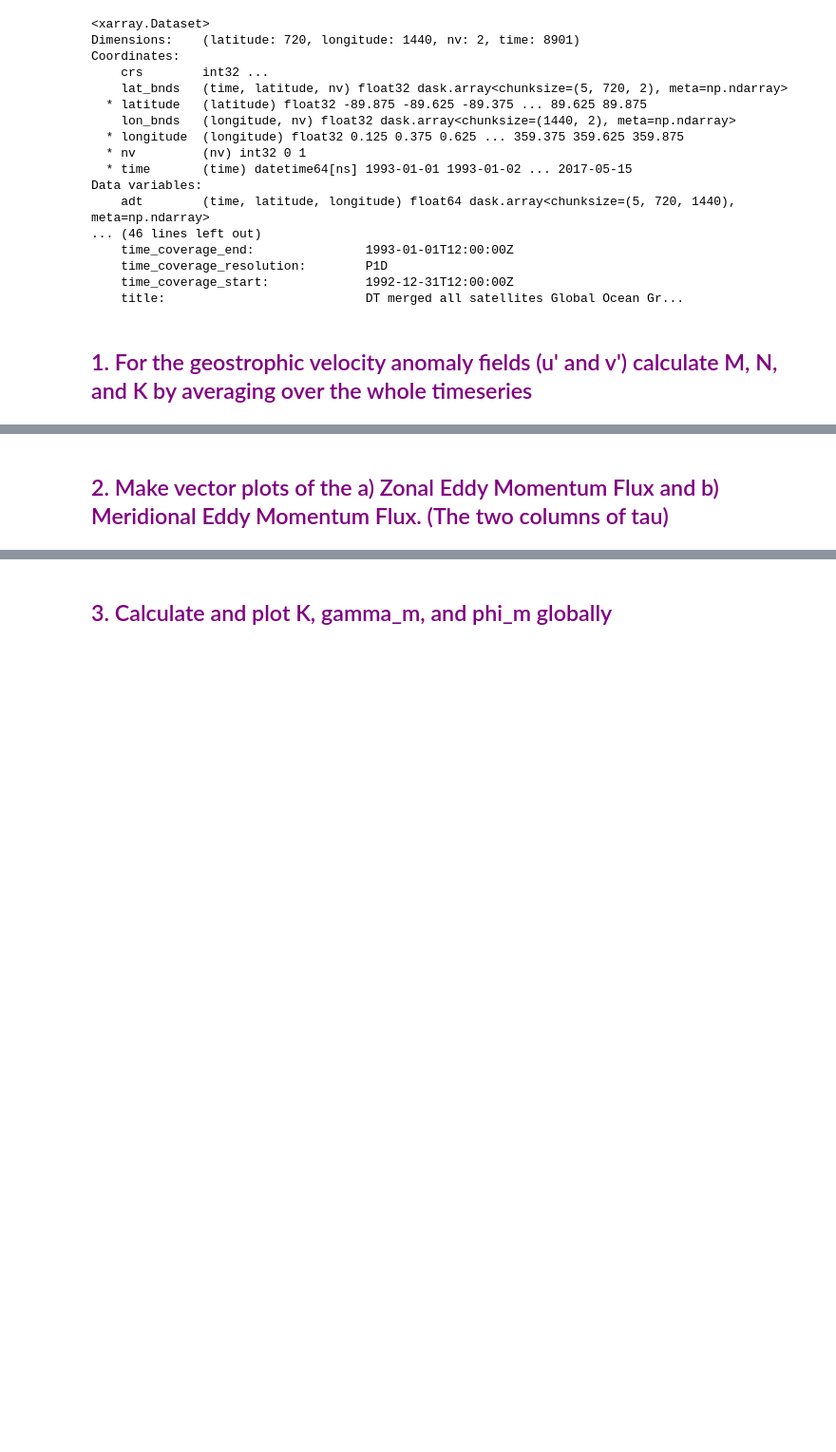
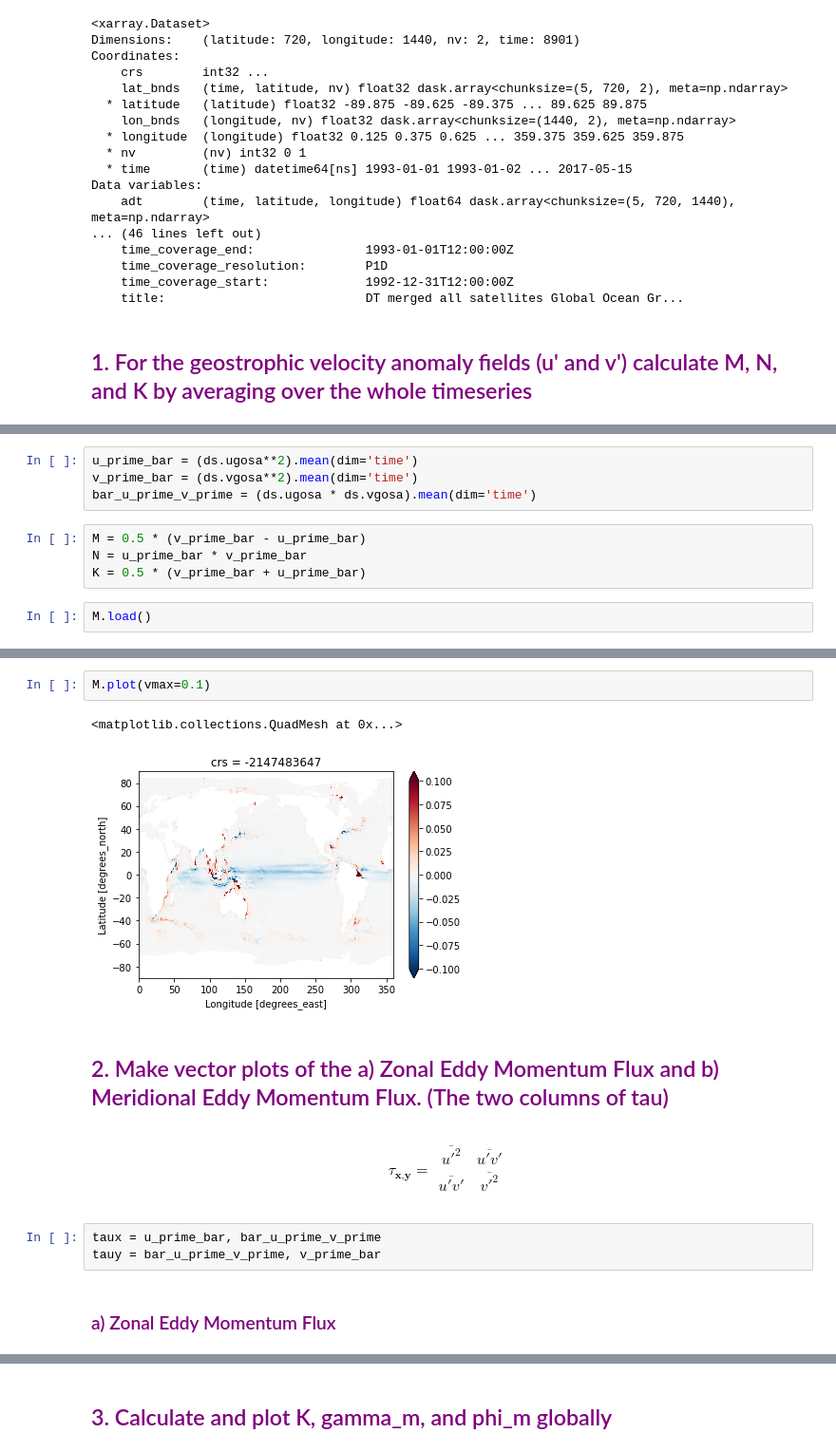
Before and after one commit to shanicetbailey/Ocean-Dynamics-class, a Jupyter notebook: hw4.ipynb, the cells around one changed output, grey strips where cells are left out. Shown at 95% size. Saved outputs shown, nothing was run; the diff lists cells and outputs as text; blank space fills up the shorter version.

```diff
--- a/hw4.ipynb
+++ b/hw4.ipynb
@@ -47,0 +62,10 @@ Data variables:
+# %%
+u_prime_bar = (ds.ugosa**2).mean(dim='time')
+v_prime_bar = (ds.vgosa**2).mean(dim='time')
+bar_u_prime_v_prime = (ds.ugosa * ds.vgosa).mean(dim='time')
+# %%
+M = 0.5 * (v_prime_bar - u_prime_bar)
+N = u_prime_bar * v_prime_bar
+K = 0.5 * (v_prime_bar + u_prime_bar)
+# %%
+M.load()
@@ -48,2 +85,19 @@ Data variables:
+# %%
+M.plot(vmax=0.1)
+# %% [output]
+<matplotlib.collections.QuadMesh at 0x...>
+[figure, added]
 # %% [markdown]
 ## <span style='color:Purple'> 2. Make vector plots of the a) Zonal Eddy Momentum Flux and b) Meridional Eddy Momentum Flux. (The two columns of tau)
+# %% [markdown]
+$$
+\tau_{\textbf{x,y}} = \begin{array}{cc}
+   \overline{u'^2} & \overline{u'v'} \\
+   \overline{u'v'} & \overline{v'^2} \\
+  \end{array}
+$$
+# %%
+taux = u_prime_bar, bar_u_prime_v_prime
+tauy = bar_u_prime_v_prime, v_prime_bar
+# %% [markdown]
+### <span style='color:Purple'> a) Zonal Eddy Momentum Flux
```
Also changed, not shown: parts of 13 cells of this notebook.
